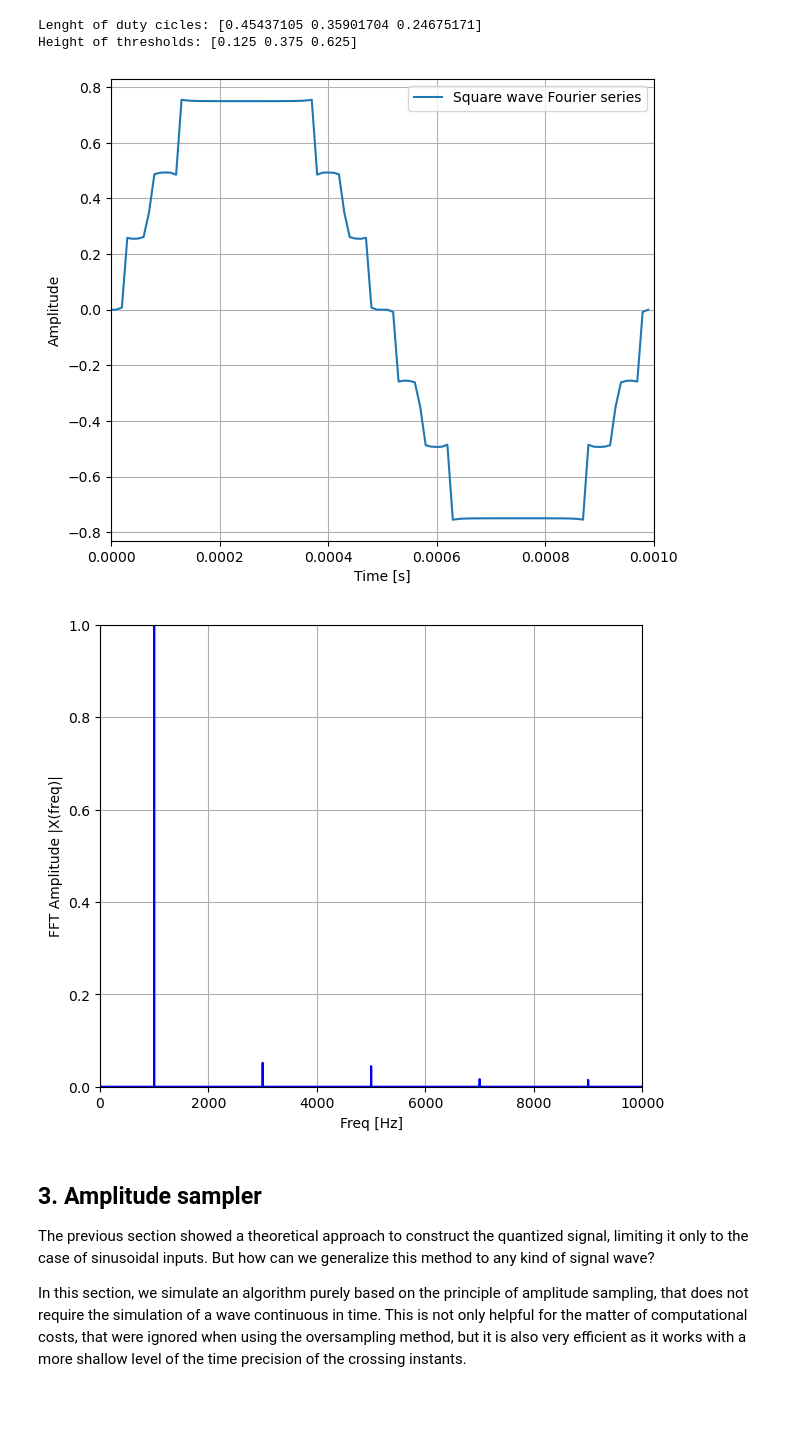
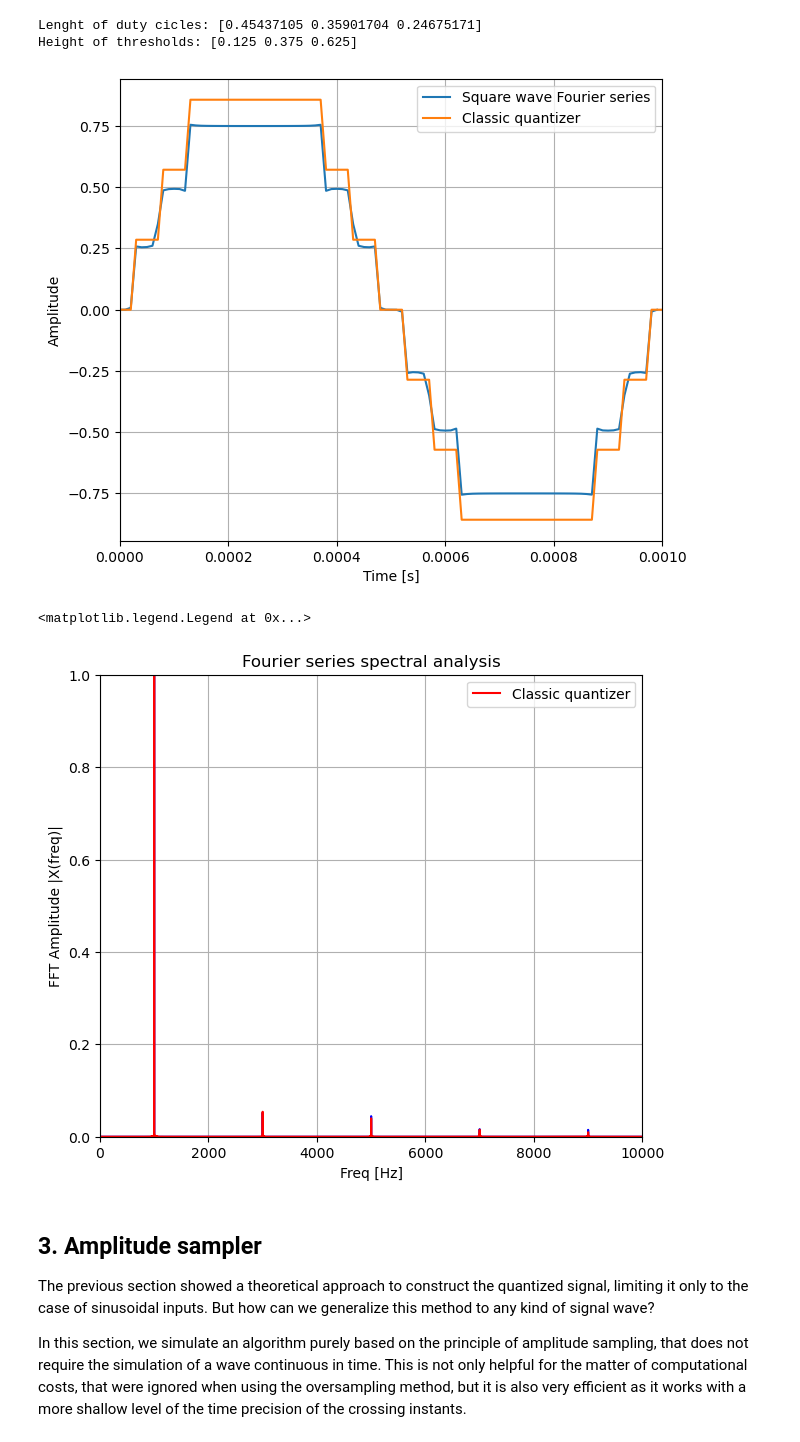
Before and after one commit to lindafabs/Semester-Project, a Jupyter notebook: Final_notebook.ipynb, the cells around one changed output. Saved outputs shown, nothing was run; the diff lists cells and outputs as text; code cells hidden in the pictures; blank space fills up the shorter version.

```diff
--- a/Final_notebook.ipynb
+++ b/Final_notebook.ipynb
@@ -294,26 +295,33 @@ def q_out (D, nsteps, dc, T, t, k):
 # %%
 k = 100
 c_n(delta, N_steps, dc, 1)
 q_th = q_out(delta, N_steps, dc, T, t[0:100], k)
+q = functions.quantizer(7)
 #--------------------------------------------------------------------
 plt.figure(figsize=(7,6))
 plt.plot(t[0:100], q_th[0:100], label = 'Square wave Fourier series')
+plt.plot(t, q.quantize(sin_wave), label = 'Classic quantizer')
 plt.ylabel('Amplitude')
 plt.xlabel('Time [s]')
 plt.legend()
 plt.xlim(0,T)
 plt.grid()
 #--------------------------------------------------------------------
 q_th = np.tile(q_th, n_periods) # repeat square wave for frequency analysis
 # %% [output]
-[figure, old version]
+[figure, new version]
 # %%
 # Fourier frequency analysis
 freq_th, X_th = utils.fourier_analysis(q_th, f_smp)
+freq_q, X_q = utils.fourier_analysis(q.quantize(sin_wave), f_smp)
+
 plt.figure(figsize=(7,6))
-utils.fourier_plot(freq_th, X_th, freq_lim = 10000, title= "")
+utils.fourier_plot(freq_th, X_th, freq_lim = 10000, title= "Fourier series spectral analysis")
+plt.plot(freq_q, np.abs(X_q), 'r', label = 'Classic quantizer')
+plt.legend()
 # %% [output]
+<matplotlib.legend.Legend at 0x...>
-[figure, old version]
+[figure, new version]
 # %% [markdown]
 ## 3. Amplitude sampler
 The previous section showed a theoretical approach to construct the quantized signal, limiting it only to the case of sinusoidal inputs. But how can we generalize this method to any kind of signal wave?
```
Also changed, not shown: parts of 19 cells of this notebook, 5 other files.
